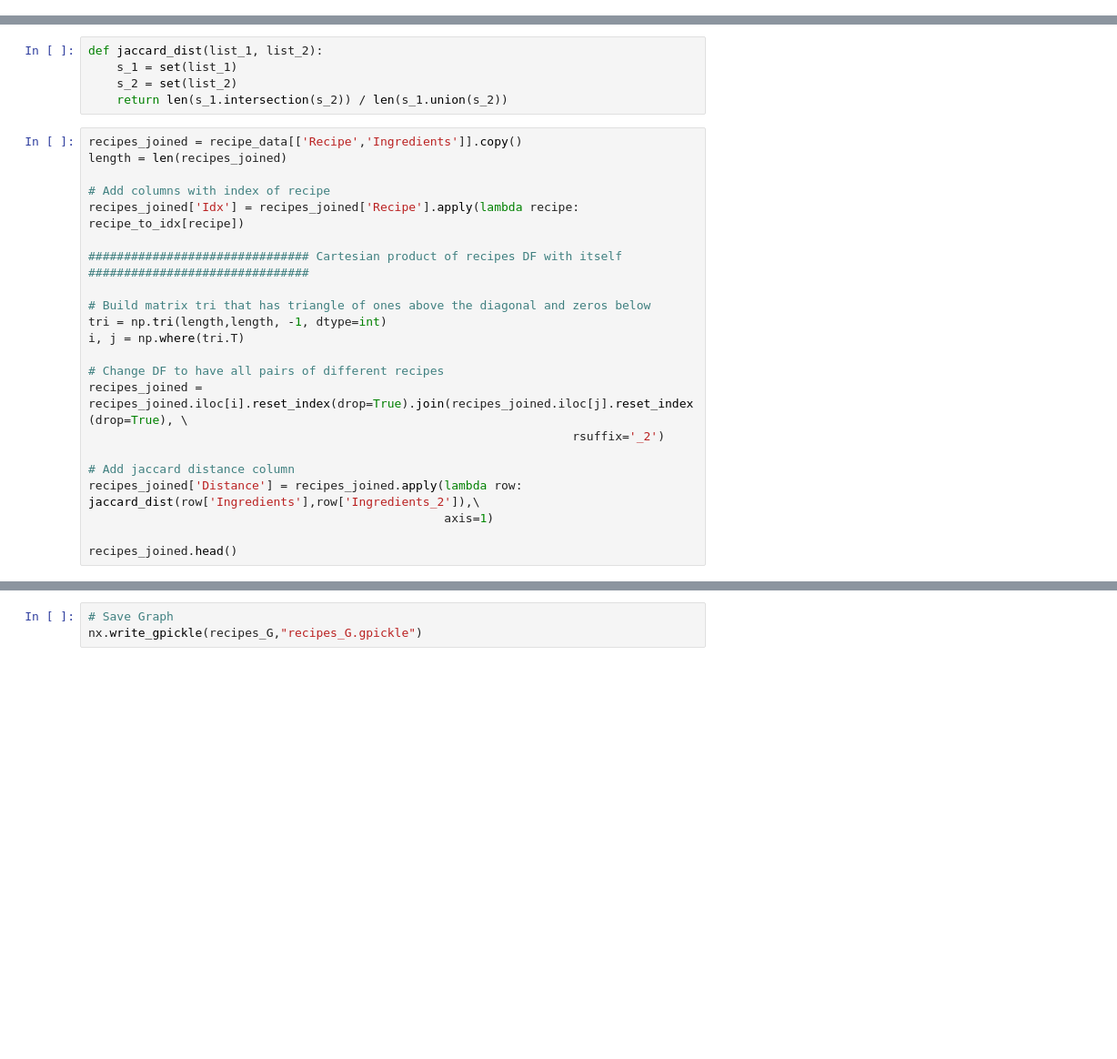
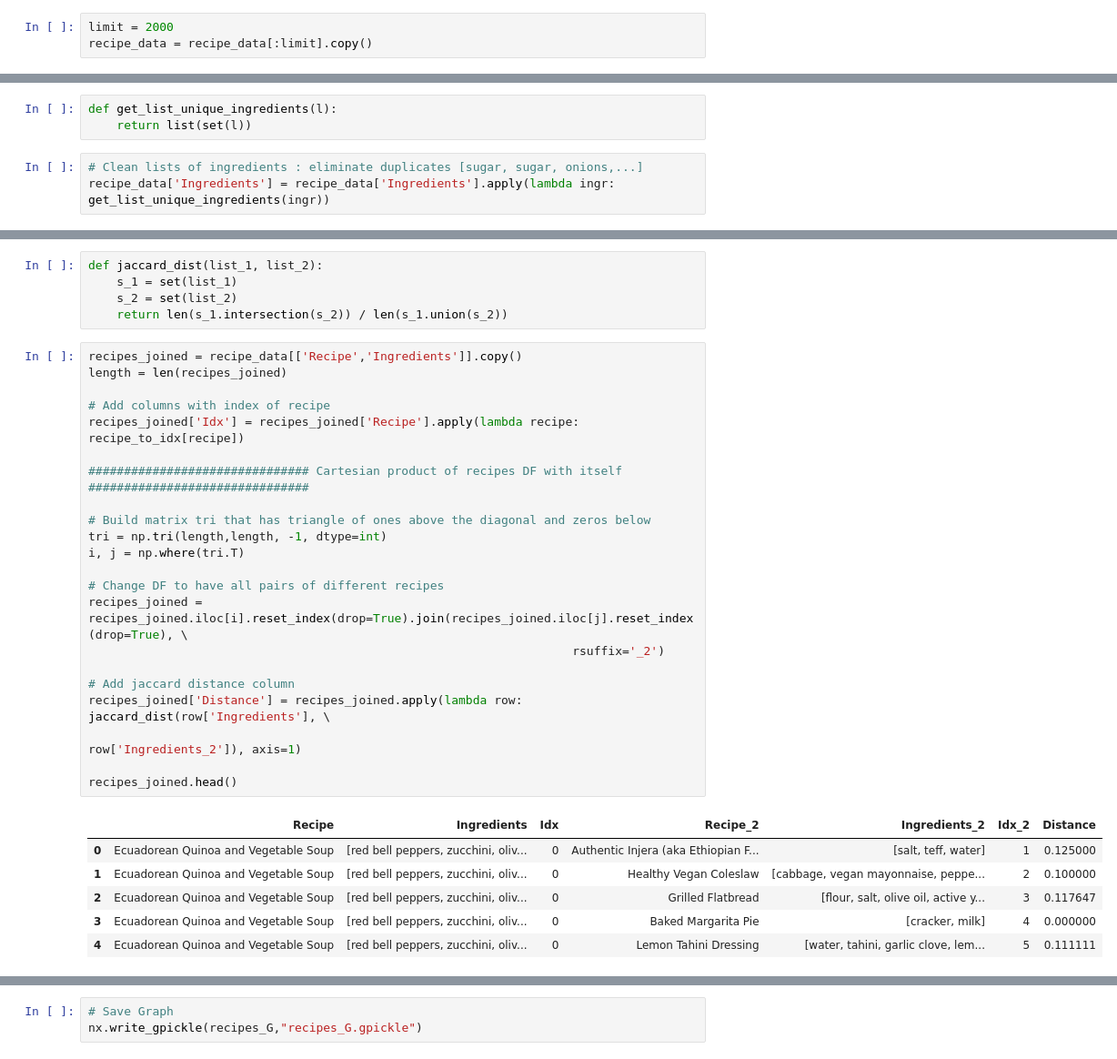
Before and after one commit to raphstrebel/ntds_project, a Jupyter notebook: project.ipynb, the cells around one changed output, grey strips where cells are left out. Shown at 91% size. Cells and saved outputs as stored; diff of their text form; blank space fills up the shorter version.

Commit message:
eliminate duplicates in ingredients list of recipe

```diff
--- a/project.ipynb
+++ b/project.ipynb
@@ -320,0 +321,3 @@ with open('data_pickles/list_uni_ingr_complete.pkl', 'rb') as f:
+# %%
+limit = 2000
+recipe_data = recipe_data[:limit].copy()
@@ -344,3 +335,9 @@ recipe_data
+# %%
+def get_list_unique_ingredients(l):
+    return list(set(l))
+# %%
+# Clean lists of ingredients : eliminate duplicates [sugar, sugar, onions,...]
+recipe_data['Ingredients'] = recipe_data['Ingredients'].apply(lambda ingr: get_list_unique_ingredients(ingr))
 # %% [markdown]
 ### Build Graph
 # %%
@@ -369,25 +366,32 @@ def jaccard_dist(list_1, list_2):
 # %%
 recipes_joined = recipe_data[['Recipe','Ingredients']].copy()
 length = len(recipes_joined)
 
 # Add columns with index of recipe
 recipes_joined['Idx'] = recipes_joined['Recipe'].apply(lambda recipe: recipe_to_idx[recipe])
 
 ############################### Cartesian product of recipes DF with itself ###############################
 
 # Build matrix tri that has triangle of ones above the diagonal and zeros below
 tri = np.tri(length,length, -1, dtype=int)
 i, j = np.where(tri.T)
 
 # Change DF to have all pairs of different recipes
 recipes_joined = recipes_joined.iloc[i].reset_index(drop=True).join(recipes_joined.iloc[j].reset_index(drop=True), \
                                                                     rsuffix='_2')
 
 # Add jaccard distance column
-recipes_joined['Distance'] = recipes_joined.apply(lambda row: jaccard_dist(row['Ingredients'],row['Ingredients_2']),\
-                                                  axis=1)
+recipes_joined['Distance'] = recipes_joined.apply(lambda row: jaccard_dist(row['Ingredients'], \
+                                                                           row['Ingredients_2']), axis=1)
 
 recipes_joined.head()
+# %% [output]
+|  | Recipe | Ingredients | Idx | Recipe_2 | Ingredients_2 | Idx_2 | Distance |
+| 0 | Ecuadorean Quinoa and Vegetable Soup | [red bell peppers, zucchini, oliv... | 0 | Authentic Injera (aka Ethiopian F... | [salt, teff, water] | 1 | 0.125000 |
+| 1 | Ecuadorean Quinoa and Vegetable Soup | [red bell peppers, zucchini, oliv... | 0 | Healthy Vegan Coleslaw | [cabbage, vegan mayonnaise, peppe... | 2 | 0.100000 |
+| 2 | Ecuadorean Quinoa and Vegetable Soup | [red bell peppers, zucchini, oliv... | 0 | Grilled Flatbread | [flour, salt, olive oil, active y... | 3 | 0.117647 |
+| 3 | Ecuadorean Quinoa and Vegetable Soup | [red bell peppers, zucchini, oliv... | 0 | Baked Margarita Pie | [cracker, milk] | 4 | 0.000000 |
+| 4 | Ecuadorean Quinoa and Vegetable Soup | [red bell peppers, zucchini, oliv... | 0 | Lemon Tahini Dressing | [water, tahini, garlic clove, lem... | 5 | 0.111111 |
 # %%
 # Add edges to recipe graph
 edge_list = []
```
Also changed, not shown: parts of 6 cells of this notebook.
